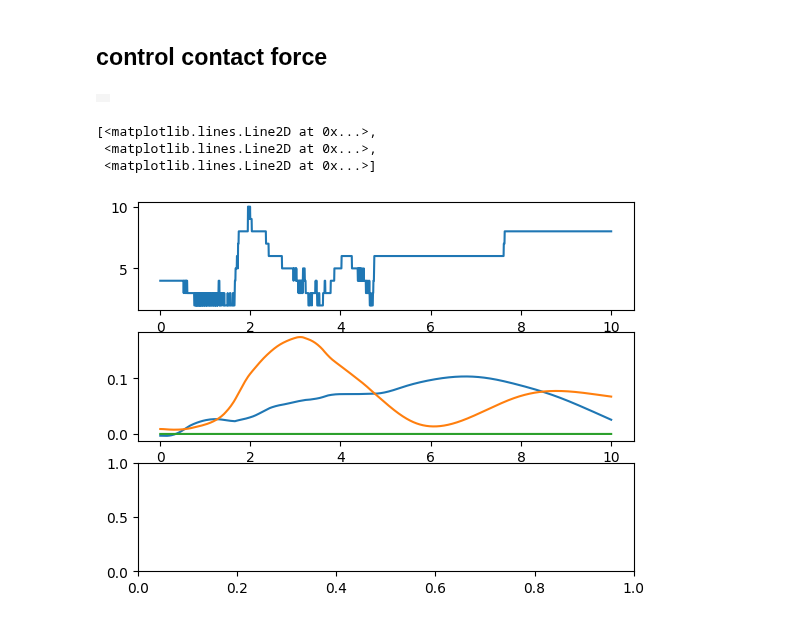
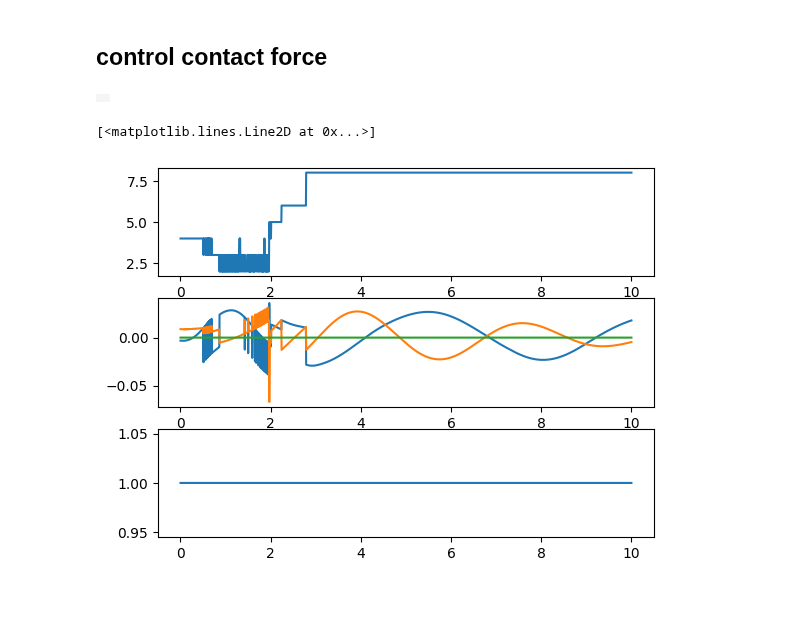
Before and after one commit to Shayan-P/RoboticsSimulations, a Jupyter notebook: mujoco/humanoid/leg-body-control.ipynb, the cells around one changed output. Saved outputs shown, nothing was run; the diff lists cells and outputs as text; code cells hidden in the pictures.

```diff
--- a/mujoco/humanoid/leg-body-control.ipynb
+++ b/mujoco/humanoid/leg-body-control.ipynb
@@ -148,16 +205,11 @@ def torso_control(physics, force, torque):
     u = ddtheta_u_fc[nv:nv+nu]
     return u
 # %%
-THE_POINT = None # this is hacky. remove it later
-
 def point_in_support_polygon(physics):
-    global THE_POINT
-    if THE_POINT is None:
-        site_contact_ids = get_foot_contact_sites(physics)
-        mean = sum(physics.data.site(sid).xpos for sid in site_contact_ids) / len(site_contact_ids)
-        x, y, z = mean
-        THE_POINT = np.array([x, y])
-    return THE_POINT
+    site_contact_ids = get_foot_contact_sites(physics)
+    mean = sum(physics.data.site(sid).xpos for sid in site_contact_ids) / len(site_contact_ids)
+    x, y, z = mean
+    return np.array([x, y])
 
 def find_balance_torso_position(physics):
     x, y = point_in_support_polygon(physics)
@@ -168,7 +220,7 @@ def get_com_error(physics):
     return find_balance_torso_position(physics) - physics.data.body('torso').subtree_com
 
 def balance_with_controlling_forces(physics):
-    kp_f = 10
+    kp_f = 100
     kp_t = 10
     ef = get_com_error(physics)
     et = -physics.data.body('torso').subtree_angmom
@@ -213,33 +265,39 @@ def control_leg_not_in_contact(physics):
 # %%
 times = []
 controller_ids = []
 ncontacts = []
 com_errors = []
+contact_poses = []
+tracking_points = []
+com_points = []
 
 def control(physics):
     if len(get_foot_contact_sites(physics)) == 0:
         lock_control(physics)
         controller_ids.append(0)
     else:
         balance_with_controlling_forces(physics)
         controller_ids.append(1)
 
-    if physics.data.time <= 6:
-        control_hands(physics)
-        control_leg_not_in_contact(physics)
+    control_hands(physics)
+    control_leg_not_in_contact(physics)
+
     times.append(physics.data.time)
     ncontacts.append(physics.data.ncon)
+    tracking_points.append(point_in_support_polygon(physics).copy()[:2]) # (x, y)
+    com_points.append(physics.data.body('torso').subtree_com.copy()[:2]) # (x, y)
+    contact_poses.append([physics.data.site(sid).xpos[:2] for sid in get_foot_contact_sites(physics)]) # [(x, y)]
     com_errors.append(get_com_error(physics))
 
 
 generate_video(physics, control, start_key=1, duration=10)
-# plt.plot(times, controller_ids)
-fig, axes = plt.subplots(3, 1)
+fig, axes = plt.subplots(3)
 axes[0].plot(times, ncontacts)
 axes[1].plot(times, com_errors)
+axes[2].plot(times, controller_ids)
+
+# animate_contact(times, contact_poses, fig=fig, ax=axes[2])
 # %% [output]
 |  |
-[<matplotlib.lines.Line2D at 0x...>,
- <matplotlib.lines.Line2D at 0x...>,
- <matplotlib.lines.Line2D at 0x...>]
+[<matplotlib.lines.Line2D at 0x...>]
-[figure, old version]
+[figure, new version]
```
Also changed, not shown: parts of 3 cells of this notebook.
